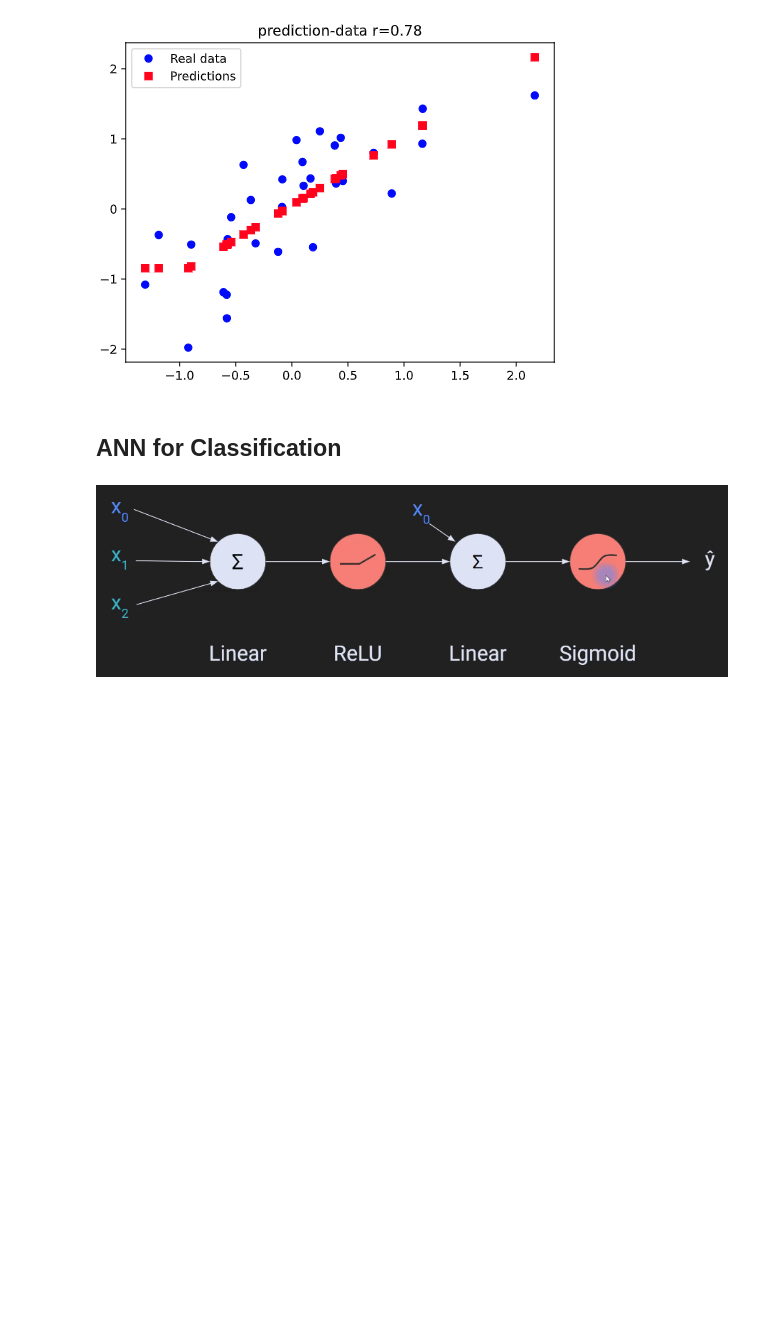
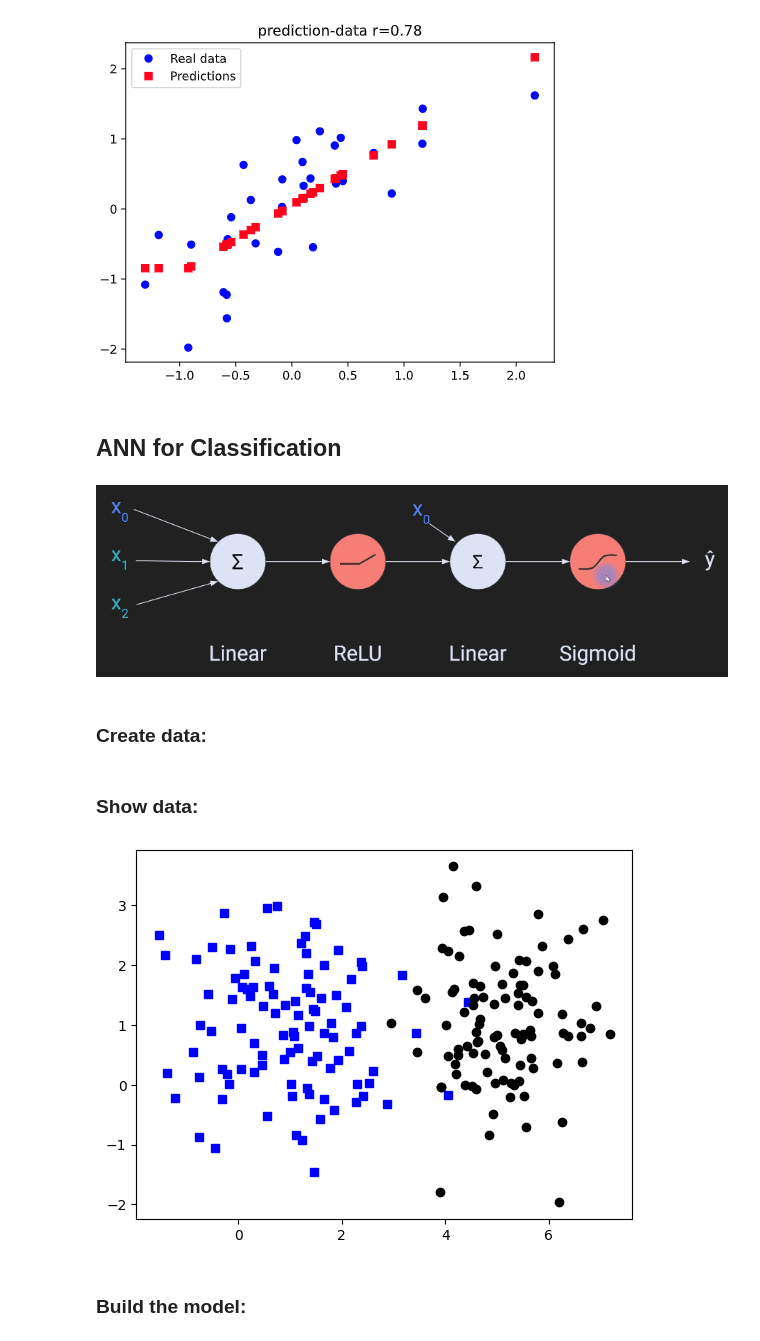
Before and after one commit to Ashkania/DL_template, a Jupyter notebook: DL_temp.ipynb, the cells around one changed output. Saved outputs shown, nothing was run; the diff lists cells and outputs as text; code cells hidden in the pictures; blank space fills up the shorter version.

```diff
--- a/DL_temp.ipynb
+++ b/DL_temp.ipynb
@@ -104,3 +114,52 @@ plt.show()
 ## ANN for Classification
 # %% [markdown]
 ![image.png](attachment:image.png)
+# %% [markdown]
+### Create data:
+# %%
+nPerClust = 100
+blur = 1
+
+# Centers:
+A = [  1, 1 ]
+B = [  5, 1 ]
+
+# 100 points for each group: (two lists, each with len = 2)
+# [array([ .., .., .., ...]), array([ .., .., .., ...])
+# a = [aaa1, aaa2], b = [bbb1, bbb2]
+a = [ A[0]+np.random.randn(nPerClust)*blur ,
+     A[1]+np.random.randn(nPerClust)*blur
+    ]
+
+b = [ B[0]+np.random.randn(nPerClust)*blur ,
+     B[1]+np.random.randn(nPerClust)*blur
+    ]
+
+# true labels (column vector (200,1):
+#                100 zeros, following by 100 ones)
+labels_np = np.vstack(
+    (np.zeros((nPerClust,1)),np.ones((nPerClust,1)))
+)
+
+# concatanate into a matrix (200, 2)
+# [a1 a2
+# a1  a2
+# a1  a2
+# b1  b2
+# b1  b2
+# b1  b2]
+data_np = np.hstack((a,b)).T
+
+# convert to a pytorch tensor (with dtype float32)
+data = torch.tensor(data_np).float()
+labels = torch.tensor(labels_np).float()
+# %% [markdown]
+### Show data:
+# %%
+plt.plot(data[np.where(labels==0)[0],0],data[np.where(labels==0)[0],1],'bs')
+plt.plot(data[np.where(labels==1)[0],0],data[np.where(labels==1)[0],1],'ko')
+plt.show()
+# %% [output]
+[figure, added]
+# %% [markdown]
+### Build the model:
```
Also changed, not shown: parts of 10 cells of this notebook.
